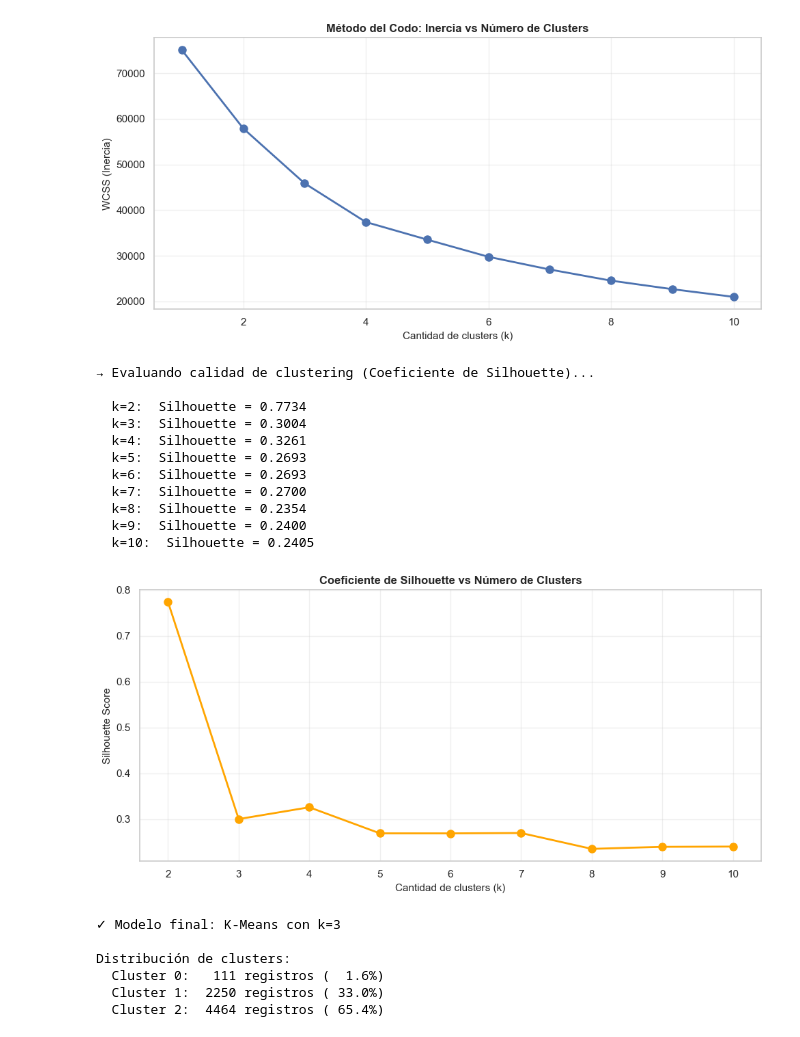
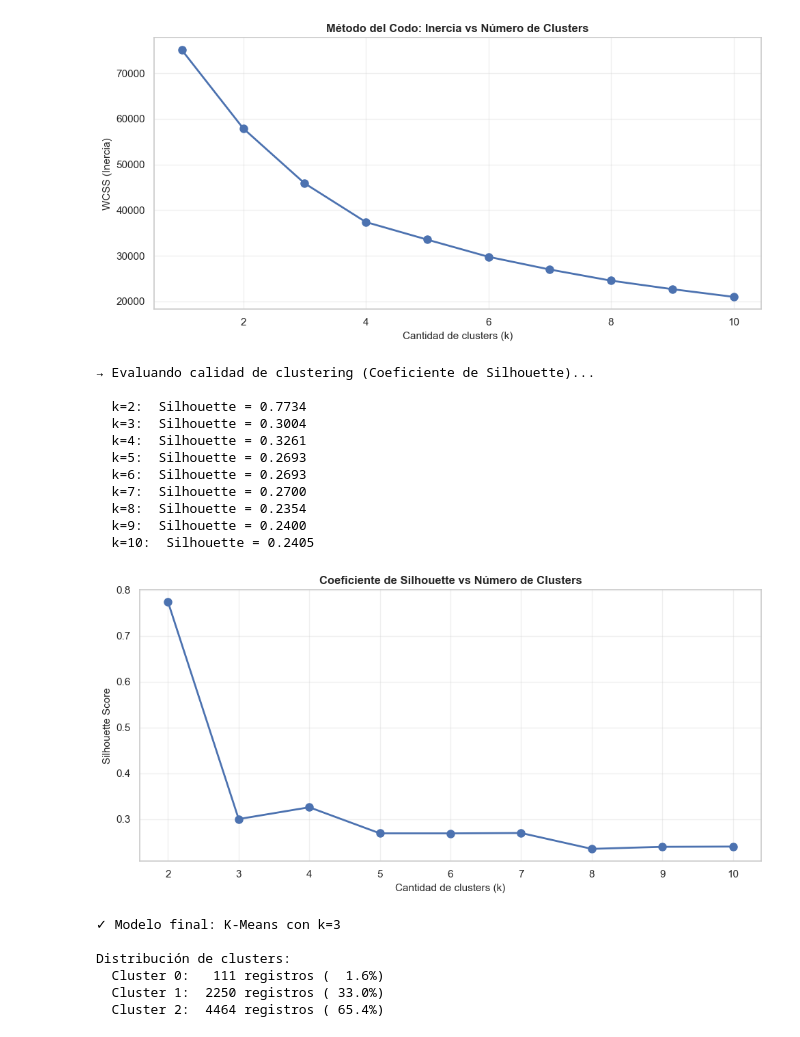
Before and after one commit to Luminara-03/Proyecto-Estadistica-Matematica, a Jupyter notebook: Proyecto_Estadistica_Sheila_C312.ipynb, the cells around one changed output. Drawn from its saved outputs; the diff is of its cells as text; code cells hidden in the pictures.

```diff
--- a/Proyecto_Estadistica_Sheila_C312.ipynb
+++ b/Proyecto_Estadistica_Sheila_C312.ipynb
@@ -289,0 +210,7 @@ Después de validar variables clave: 7,463 (-127)
+# %%
+n_before = len(df)
+df = df.dropna()
+
+print(f"Dataset inicial: {n_before:,} registros")
+print(f"Muestra resultante: {len(df):,} registros (suficiente para análisis inferencial)")
+print(f"Retención final: {100*len(df)/n_before:.1f}% de datos originales")
@@ -1041,9 +692,7 @@ import matplotlib.pyplot as plt
 cols_clustering = ['NA_Sales','EU_Sales','JP_Sales','Other_Sales','Critic_Score',
                    'User_Score', 'Critic_Count','User_Count','Global_Sales']
 
-df_cluster = df_clean[cols_clustering].copy()
-df_cluster = df_cluster.apply(pd.to_numeric, errors='coerce')
-df_cluster = df_cluster.dropna()
+df_cluster = df[cols_clustering].copy()
 
 print(f"Dataset para análisis multivariante: {df_cluster.shape[0]} registros x {df_cluster.shape[1]} variables\n")
 # %% [output]
@@ -1102,35 +751,35 @@ plt.show()
 print("→ Evaluando calidad de clustering (Coeficiente de Silhouette)...\n")
 sil_score = []
 k_range_sil = range(2, 11)
 
 for k in k_range_sil:
     km = KMeans(n_clusters=k, n_init=10, random_state=42)
     labels = km.fit_predict(scaler_data)
     sil = silhouette_score(scaler_data, labels)
     sil_score.append(sil)
     print(f"  k={k}:  Silhouette = {sil:.4f}")
 
 plt.figure(figsize=(10, 5))
-plt.plot(k_range_sil, sil_score, marker='o', linewidth=2, markersize=8, color='orange')
+plt.plot(k_range_sil, sil_score, marker='o', linewidth=2, markersize=8)
 plt.title('Coeficiente de Silhouette vs Número de Clusters', fontsize=12, fontweight='bold')
 plt.xlabel('Cantidad de clusters (k)', fontsize=11)
 plt.ylabel('Silhouette Score', fontsize=11)
 plt.grid(True, alpha=0.3)
 plt.tight_layout()
 plt.show()
 # %% [output]
 → Evaluando calidad de clustering (Coeficiente de Silhouette)...
 
   k=2:  Silhouette = 0.7734
   k=3:  Silhouette = 0.3004
   k=4:  Silhouette = 0.3261
   k=5:  Silhouette = 0.2693
   k=6:  Silhouette = 0.2693
   k=7:  Silhouette = 0.2700
   k=8:  Silhouette = 0.2354
   k=9:  Silhouette = 0.2400
   k=10:  Silhouette = 0.2405
-[figure, old version]
+[figure, new version]
 # %%
 # Modelo Final: K=3
 k_optimal = 3
```
Also changed, not shown: parts of 41 cells of this notebook.
